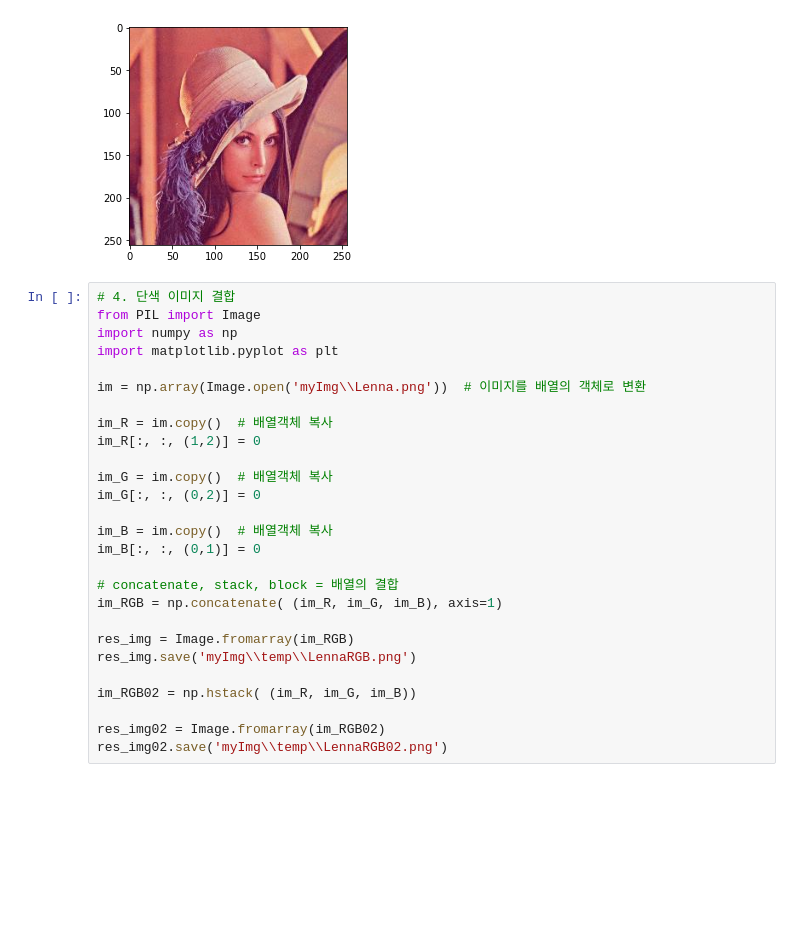
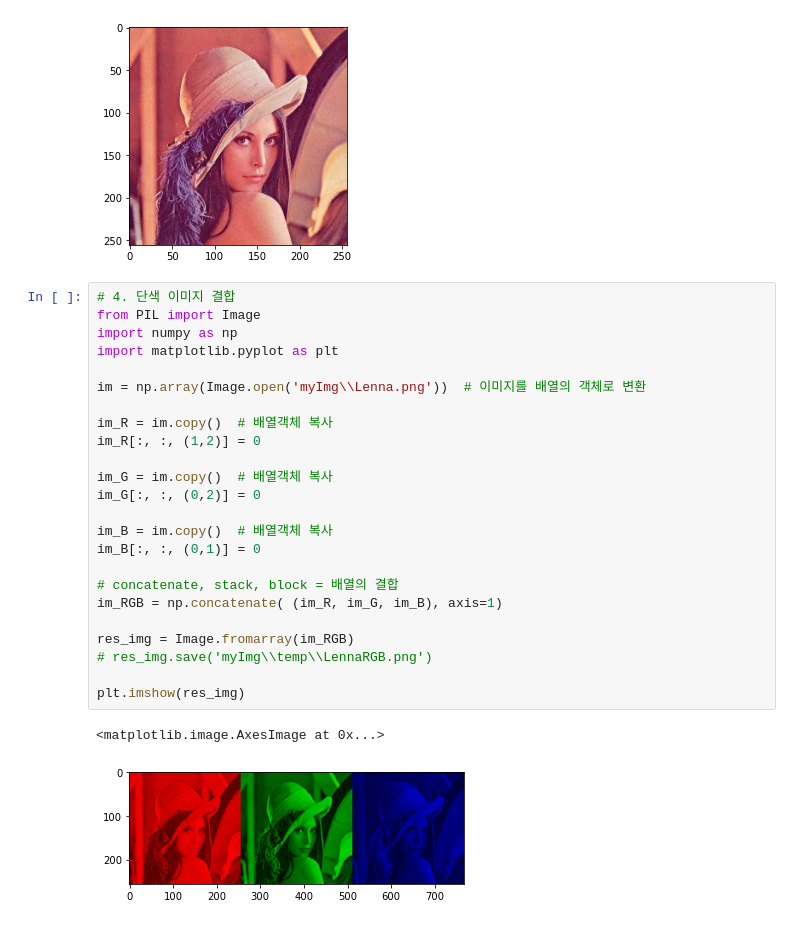
Before and after one commit to KDG21/TIL, a Jupyter notebook: openCV/2021-01-11 openCV01.ipynb, the cells around one changed output. Drawn from its saved outputs; the diff is of its cells as text; blank space fills up the shorter version.

```diff
--- a/openCV/2021-01-11 openCV01.ipynb
+++ b/openCV/2021-01-11 openCV01.ipynb
@@ -135,27 +135,27 @@ plt.imshow(res)
 # %%
 # 4. 단색 이미지 결합
 from PIL import Image
 import numpy as np
 import matplotlib.pyplot as plt
 
 im = np.array(Image.open('myImg\\Lenna.png'))  # 이미지를 배열의 객체로 변환
 
 im_R = im.copy()  # 배열객체 복사
 im_R[:, :, (1,2)] = 0
 
 im_G = im.copy()  # 배열객체 복사
 im_G[:, :, (0,2)] = 0
 
 im_B = im.copy()  # 배열객체 복사
 im_B[:, :, (0,1)] = 0
 
 # concatenate, stack, block = 배열의 결합
 im_RGB = np.concatenate( (im_R, im_G, im_B), axis=1)
 
 res_img = Image.fromarray(im_RGB)
-res_img.save('myImg\\temp\\LennaRGB.png')
+# res_img.save('myImg\\temp\\LennaRGB.png')
 
-im_RGB02 = np.hstack( (im_R, im_G, im_B))
-
-res_img02 = Image.fromarray(im_RGB02)
-res_img02.save('myImg\\temp\\LennaRGB02.png')
+plt.imshow(res_img)
+# %% [output]
+<matplotlib.image.AxesImage at 0x...>
+[figure, added]
```
Also changed, not shown: parts of 6 cells of this notebook, 1 other file.
